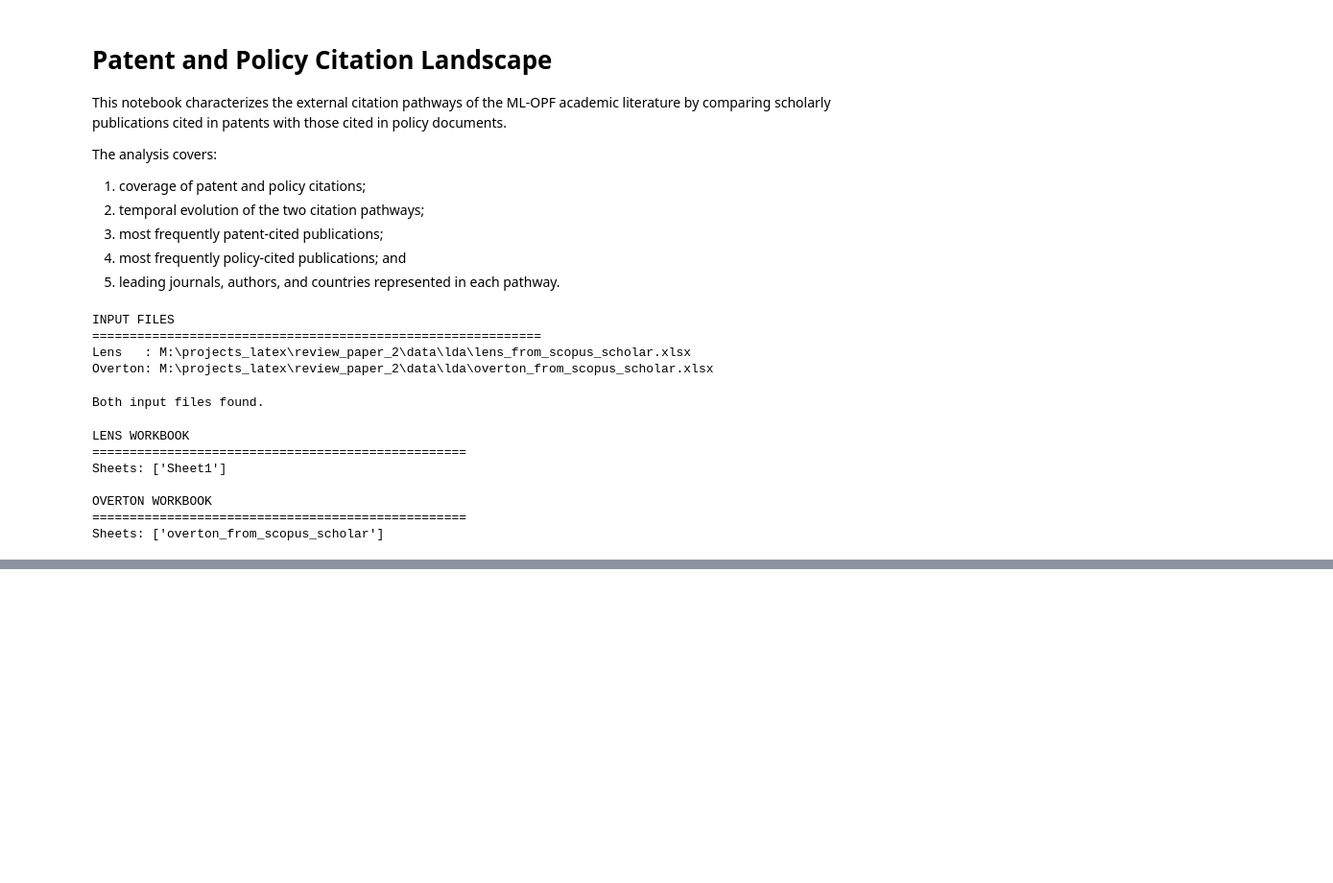
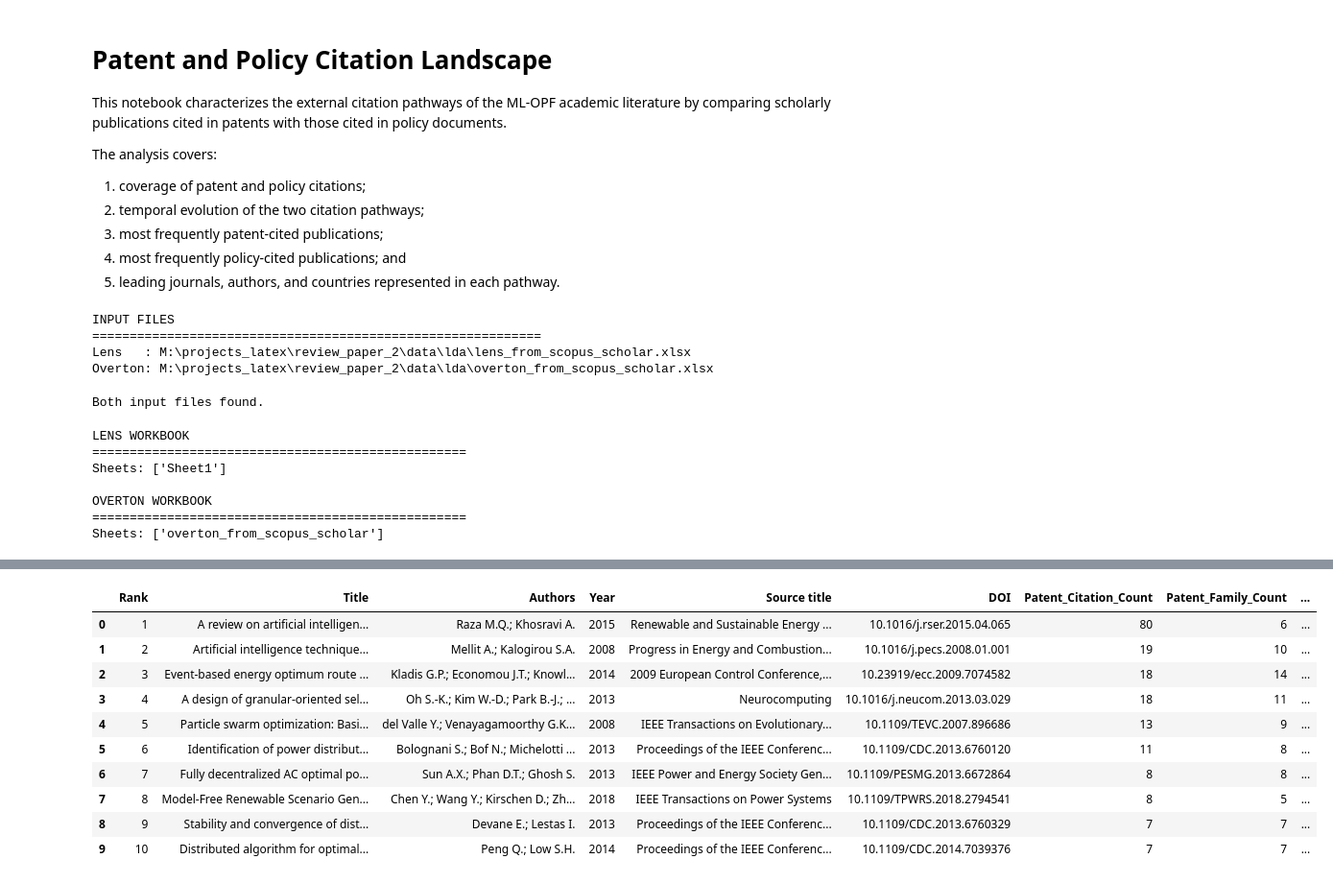
Before and after one commit to mdzalfirdausi/review_paper_2, a Jupyter notebook: notebooks/6.patent_policy_citation_landscape.ipynb, the cells around one changed output, grey strips where cells are left out. Shown at 96% size. Saved outputs shown, nothing was run; the diff lists cells and outputs as text; code cells hidden in the pictures; blank space fills up the shorter version.

```diff
--- a/notebooks/6.patent_policy_citation_landscape.ipynb
+++ b/notebooks/6.patent_policy_citation_landscape.ipynb
@@ -615,0 +1287,65 @@ Policy corpus shared      : 21.17%
+# %%
+# ---------------------------------------------------------
+# Most frequently patent-cited publications
+# ---------------------------------------------------------
+
+TOP_N_PUBLICATIONS = 10
+
+
+top_patent_publications = (
+    patent_cited[
+        [
+            "Title",
+            "Authors",
+            "Year",
+            "Source title",
+            "DOI",
+            "Patent_Citation_Count",
+            "Patent_Family_Count",
+            "Cited by",
+        ]
+    ]
+    .sort_values(
+        [
+            "Patent_Citation_Count",
+            "Patent_Family_Count",
+        ],
+        ascending=[
+            False,
+            False,
+        ],
+    )
+    .head(
+        TOP_N_PUBLICATIONS
+    )
+    .reset_index(
+        drop=True
+    )
+)
+
+
+top_patent_publications.insert(
+    0,
+    "Rank",
+    np.arange(
+        1,
+        len(top_patent_publications) + 1,
+    ),
+)
+
+
+display(
+    top_patent_publications
+)
+# %% [output]
+|  | Rank | Title | Authors | Year | Source title | DOI | Patent_Citation_Count | Patent_Family_Count | ... |
+| 0 | 1 | A review on artificial intelligen... | Raza M.Q.; Khosravi A. | 2015 | Renewable and Sustainable Energy ... | 10.1016/j.rser.2015.04.065 | 80 | 6 | ... |
+| 1 | 2 | Artificial intelligence technique... | Mellit A.; Kalogirou S.A. | 2008 | Progress in Energy and Combustion... | 10.1016/j.pecs.2008.01.001 | 19 | 10 | ... |
+| 2 | 3 | Event-based energy optimum route ... | Kladis G.P.; Economou J.T.; Knowl... | 2014 | 2009 European Control Conference,... | 10.23919/ecc.2009.7074582 | 18 | 14 | ... |
+| 3 | 4 | A design of granular-oriented sel... | Oh S.-K.; Kim W.-D.; Park B.-J.; ... | 2013 | Neurocomputing | 10.1016/j.neucom.2013.03.029 | 18 | 11 | ... |
+| 4 | 5 | Particle swarm optimization: Basi... | del Valle Y.; Venayagamoorthy G.K... | 2008 | IEEE Transactions on Evolutionary... | 10.1109/TEVC.2007.896686 | 13 | 9 | ... |
+| 5 | 6 | Identification of power distribut... | Bolognani S.; Bof N.; Michelotti ... | 2013 | Proceedings of the IEEE Conferenc... | 10.1109/CDC.2013.6760120 | 11 | 8 | ... |
+| 6 | 7 | Fully decentralized AC optimal po... | Sun A.X.; Phan D.T.; Ghosh S. | 2013 | IEEE Power and Energy Society Gen... | 10.1109/PESMG.2013.6672864 | 8 | 8 | ... |
+| 7 | 8 | Model-Free Renewable Scenario Gen... | Chen Y.; Wang Y.; Kirschen D.; Zh... | 2018 | IEEE Transactions on Power Systems | 10.1109/TPWRS.2018.2794541 | 8 | 5 | ... |
+| 8 | 9 | Stability and convergence of dist... | Devane E.; Lestas I. | 2013 | Proceedings of the IEEE Conferenc... | 10.1109/CDC.2013.6760329 | 7 | 7 | ... |
+| 9 | 10 | Distributed algorithm for optimal... | Peng Q.; Low S.H. | 2014 | Proceedings of the IEEE Conferenc... | 10.1109/CDC.2014.7039376 | 7 | 7 | ... |
```
Also changed, not shown: parts of 26 cells of this notebook, 2 other files.
